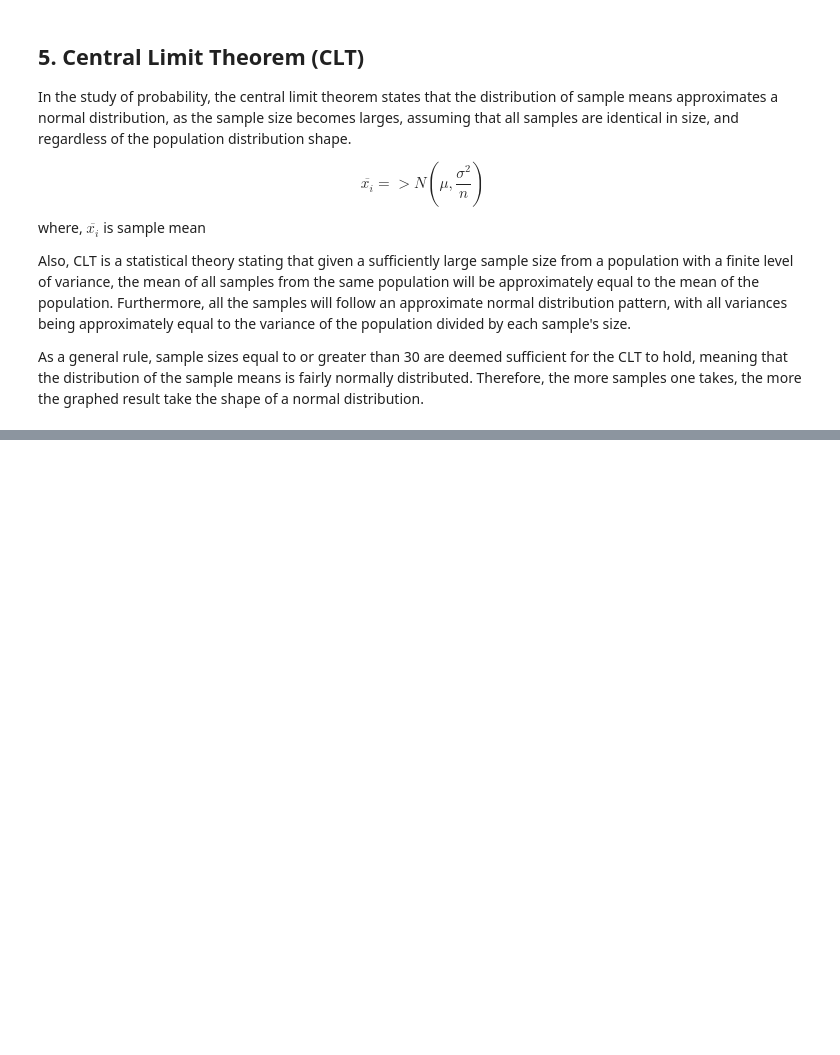
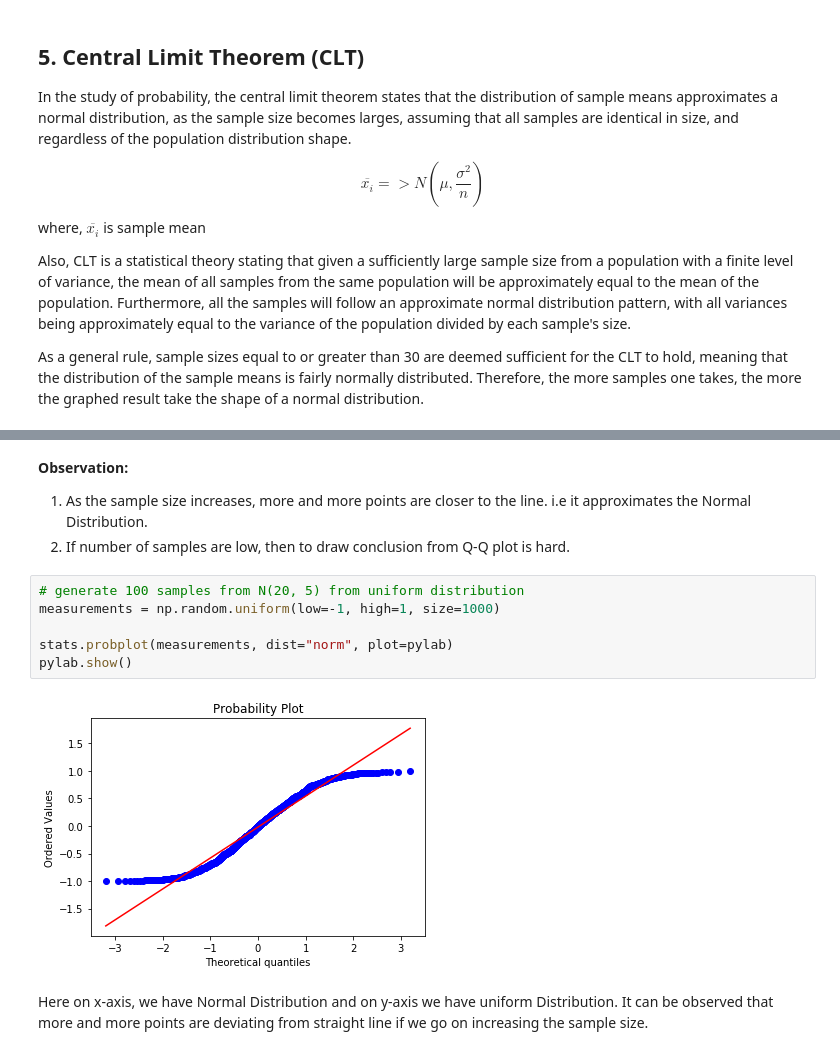
Before and after one commit to ashishsth7586/arduino, a Jupyter notebook: Module 2: Data Science Exploratory Data Analysis and Visualization/02_Probability_Statistics/Overview of Probability and Statistics.ipynb, the cells around one changed output, grey strips where cells are left out. Saved outputs shown, nothing was run; the diff lists cells and outputs as text; blank space fills up the shorter version.

```diff
--- a/Module 2: Data Science Exploratory Data Analysis and Visualization/02_Probability_Statistics/Overview of Probability and Statistics.ipynb
+++ b/Module 2: Data Science Exploratory Data Analysis and Visualization/02_Probability_Statistics/Overview of Probability and Statistics.ipynb
@@ -168,0 +200,15 @@ Now what are “quantiles”? These are often referred to as “percentiles”.
+# %% [markdown]
+__Observation:__
+1. As the sample size increases, more and more points are closer to the line. i.e it approximates the Normal Distribution.
+2. If number of samples are low, then to draw conclusion from Q-Q plot is hard.
+# %%
+# generate 100 samples from N(20, 5) from uniform distribution
+measurements = np.random.uniform(low=-1, high=1, size=1000)
+
+stats.probplot(measurements, dist="norm", plot=pylab)
+pylab.show()
+# %% [output]
+[figure, added]
+# %% [markdown]
+Here on x-axis, we have Normal Distribution and on y-axis we have uniform Distribution.
+It can be observed that more and more points are deviating from straight line if we go on increasing the sample size.
```
Also changed, not shown: parts of 9 cells of this notebook.
